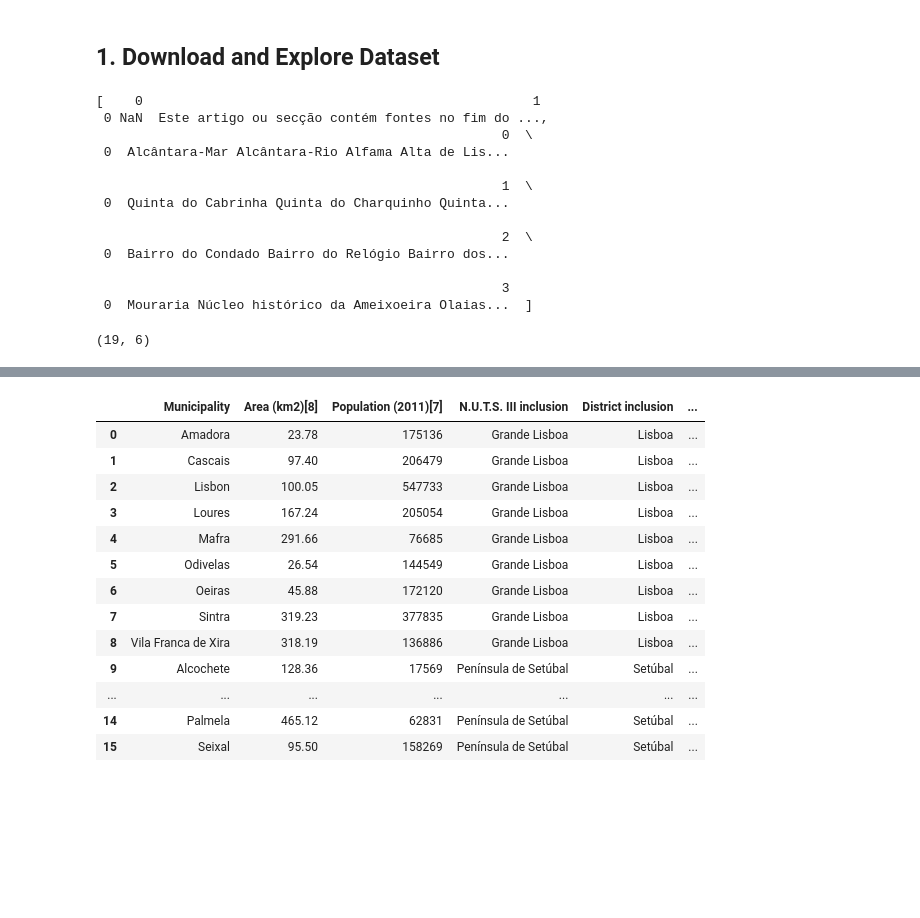
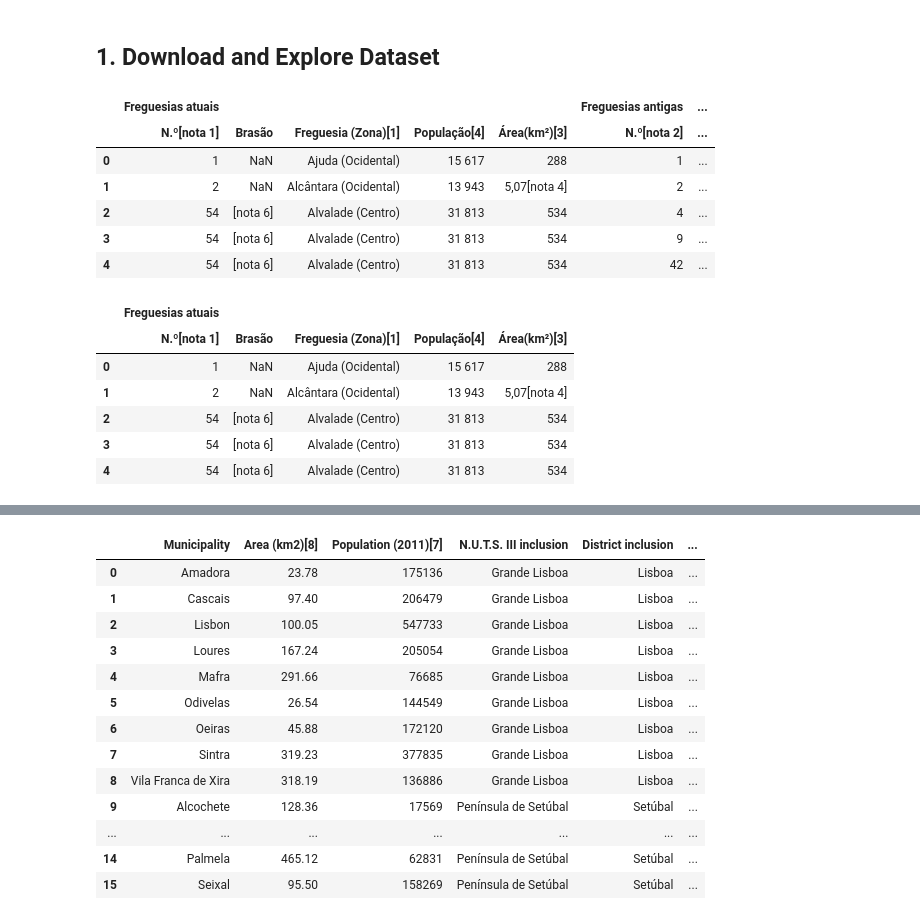
Before and after one commit to daniienogueira1/coursera_capstone, a Jupyter notebook: Final project/Exploring Restaurants in Lisbon.ipynb, the cells around one changed output, grey strips where cells are left out. Cells and saved outputs as stored; diff of their text form; code cells hidden in the pictures; blank space fills up the shorter version.

```diff
--- a/Final project/Exploring Venues in Lisbon Metropolitan Area.ipynb
+++ b/Final project/Exploring Restaurants in Lisbon.ipynb
@@ -31,27 +31,28 @@ Libraries imported.
 # %% [markdown]
 ## 1. Download and Explore Dataset
 # %%
-tables = pd.read_html('https://en.wikipedia.org/wiki/Lisbon_metropolitan_area')
+tables = pd.read_html('https://pt.wikipedia.org/wiki/Lista_de_freguesias_de_Lisboa')
 # %%
 # show dataframe
 df = tables[0]
 df.head()
 # %% [output]
-[    0                                                  1
- 0 NaN  Este artigo ou secção contém fontes no fim do ...,
-                                                    0  \
- 0  Alcântara-Mar Alcântara-Rio Alfama Alta de Lis...
-
-                                                    1  \
- 0  Quinta do Cabrinha Quinta do Charquinho Quinta...
-
-                                                    2  \
- 0  Bairro do Condado Bairro do Relógio Bairro dos...
-
-                                                    3
- 0  Mouraria Núcleo histórico da Ameixoeira Olaias...  ]
+|  | Freguesias atuais |  |  |  |  | Freguesias antigas | ... |
+|  | N.º[nota 1] | Brasão | Freguesia (Zona)[1] | População[4] | Área(km²)[3] | N.º[nota 2] | ... |
+| 0 | 1 | NaN | Ajuda (Ocidental) | 15 617 | 288 | 1 | ... |
+| 1 | 2 | NaN | Alcântara (Ocidental) | 13 943 | 5,07[nota 4] | 2 | ... |
+| 2 | 54 | [nota 6] | Alvalade (Centro) | 31 813 | 534 | 4 | ... |
+| 3 | 54 | [nota 6] | Alvalade (Centro) | 31 813 | 534 | 9 | ... |
+| 4 | 54 | [nota 6] | Alvalade (Centro) | 31 813 | 534 | 42 | ... |
 # %%
 # check dataframe shape
-df.shape
+df = df.drop(['Freguesias antigas'], axis=1)
+df.head()
 # %% [output]
-(19, 6)
+|  | Freguesias atuais |  |  |  |  |
+|  | N.º[nota 1] | Brasão | Freguesia (Zona)[1] | População[4] | Área(km²)[3] |
+| 0 | 1 | NaN | Ajuda (Ocidental) | 15 617 | 288 |
+| 1 | 2 | NaN | Alcântara (Ocidental) | 13 943 | 5,07[nota 4] |
+| 2 | 54 | [nota 6] | Alvalade (Centro) | 31 813 | 534 |
+| 3 | 54 | [nota 6] | Alvalade (Centro) | 31 813 | 534 |
+| 4 | 54 | [nota 6] | Alvalade (Centro) | 31 813 | 534 |
```
Also changed, not shown: parts of 8 cells of this notebook, 2 other files.
